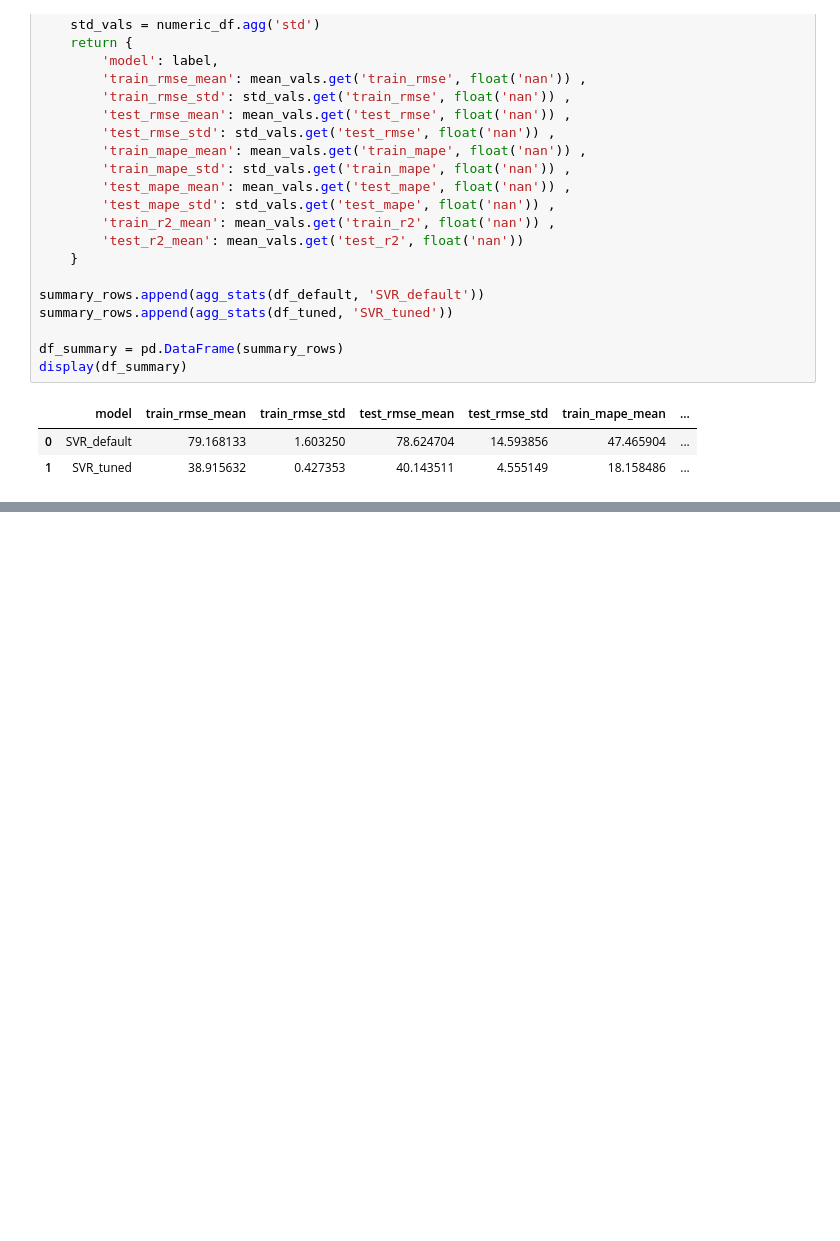
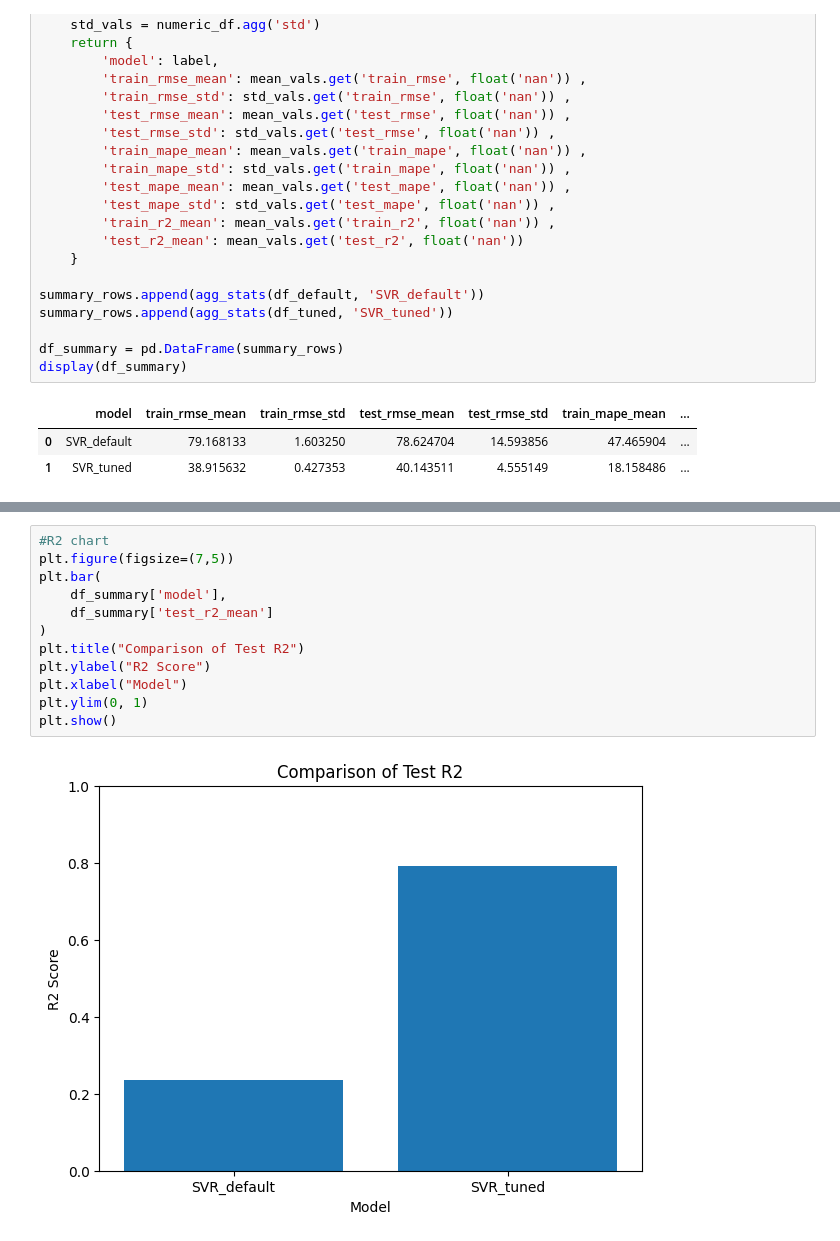
Before and after one commit to roanelwood/CT4101_Assignment2, a Jupyter notebook: SVR.ipynb, the cells around one changed output, grey strips where cells are left out. Drawn from its saved outputs; the diff is of its cells as text; blank space fills up the shorter version.

```diff
--- a/SVR.ipynb
+++ b/SVR.ipynb
@@ -236,0 +264,14 @@ display(df_summary)
+# %%
+#R2 chart
+plt.figure(figsize=(7,5))
+plt.bar(
+    df_summary['model'],
+    df_summary['test_r2_mean']
+)
+plt.title("Comparison of Test R2")
+plt.ylabel("R2 Score")
+plt.xlabel("Model")
+plt.ylim(0, 1)
+plt.show()
+# %% [output]
+[figure, added]
```
Also changed, not shown: parts of 6 cells of this notebook.
